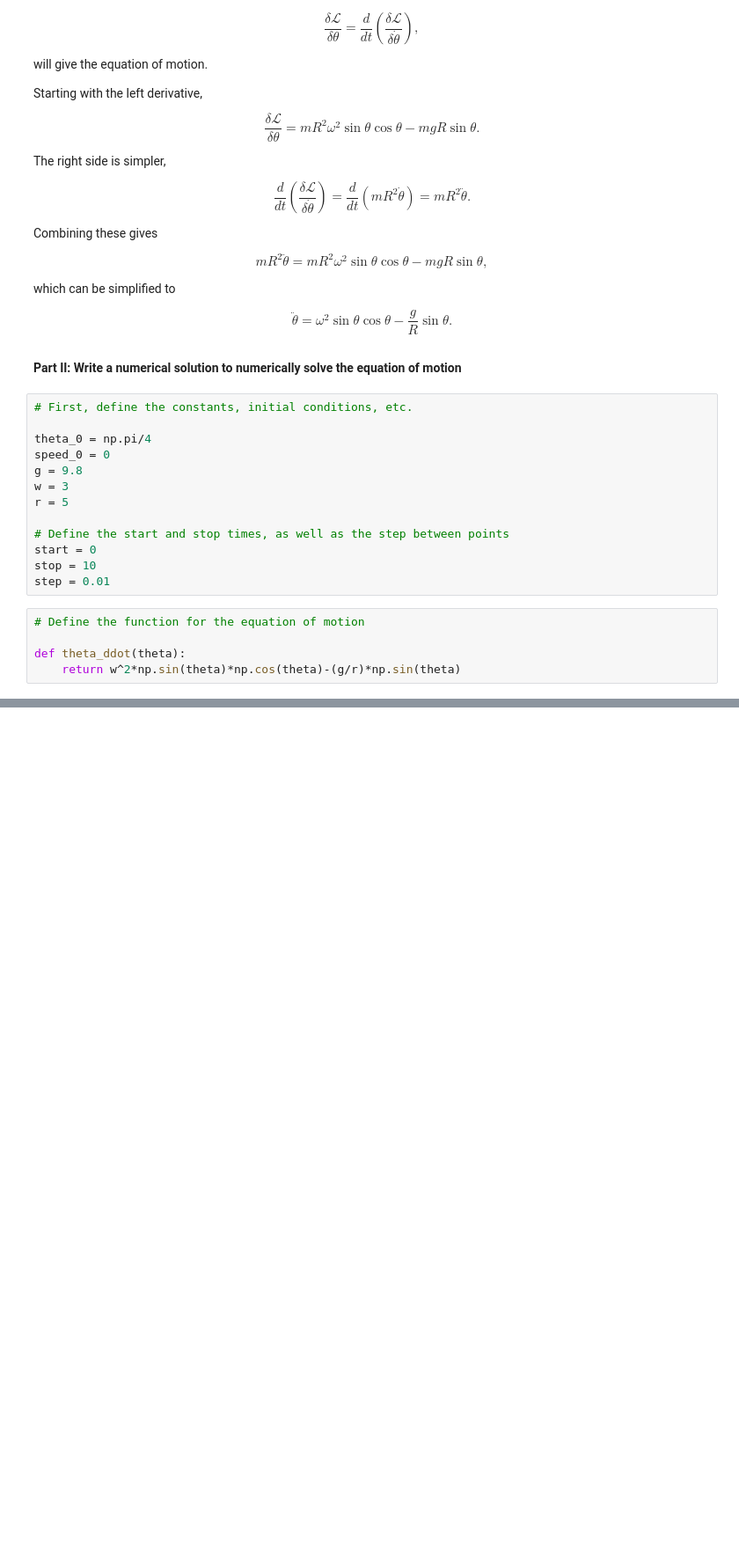
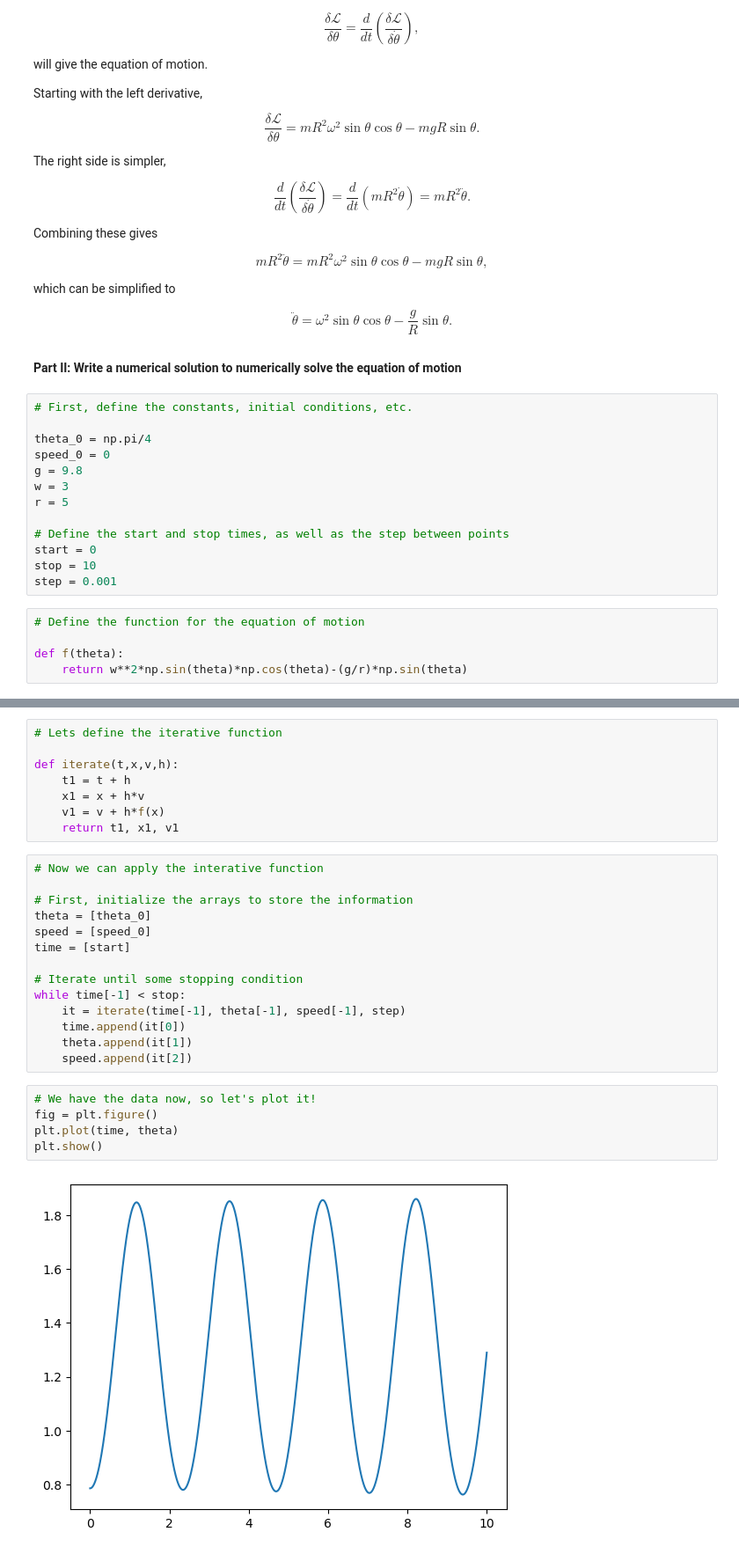
Before and after one commit to jakeb245/phys501, a Jupyter notebook: homework/ComputationAssignment.ipynb, the cells around one changed output, grey strips where cells are left out. Shown at 88% size. Drawn from its saved outputs; the diff is of its cells as text; blank space fills up the shorter version.

```diff
--- a/homework/ComputationAssignment.ipynb
+++ b/homework/ComputationAssignment.ipynb
@@ -64,11 +64,11 @@ r = 5
 # Define the start and stop times, as well as the step between points
 start = 0
 stop = 10
-step = 0.01
+step = 0.001
 # %%
 # Define the function for the equation of motion
 
-def theta_ddot(theta):
-    return w^2*np.sin(theta)*np.cos(theta)-(g/r)*np.sin(theta)
+def f(theta):
+    return w**2*np.sin(theta)*np.cos(theta)-(g/r)*np.sin(theta)
 # %% [markdown]
 **Euler's Method**
@@ -74,0 +92,29 @@ def theta_ddot(theta):
+# %%
+# Lets define the iterative function
+
+def iterate(t,x,v,h):
+    t1 = t + h
+    x1 = x + h*v
+    v1 = v + h*f(x)
+    return t1, x1, v1
+# %%
+# Now we can apply the interative function
+
+# First, initialize the arrays to store the information
+theta = [theta_0]
+speed = [speed_0]
+time = [start]
+
+# Iterate until some stopping condition
+while time[-1] < stop:
+    it = iterate(time[-1], theta[-1], speed[-1], step)
+    time.append(it[0])
+    theta.append(it[1])
+    speed.append(it[2])
+# %%
+# We have the data now, so let's plot it!
+fig = plt.figure()
+plt.plot(time, theta)
+plt.show()
+# %% [output]
+[figure, added]
```
Also changed, not shown: parts of 3 cells of this notebook.
